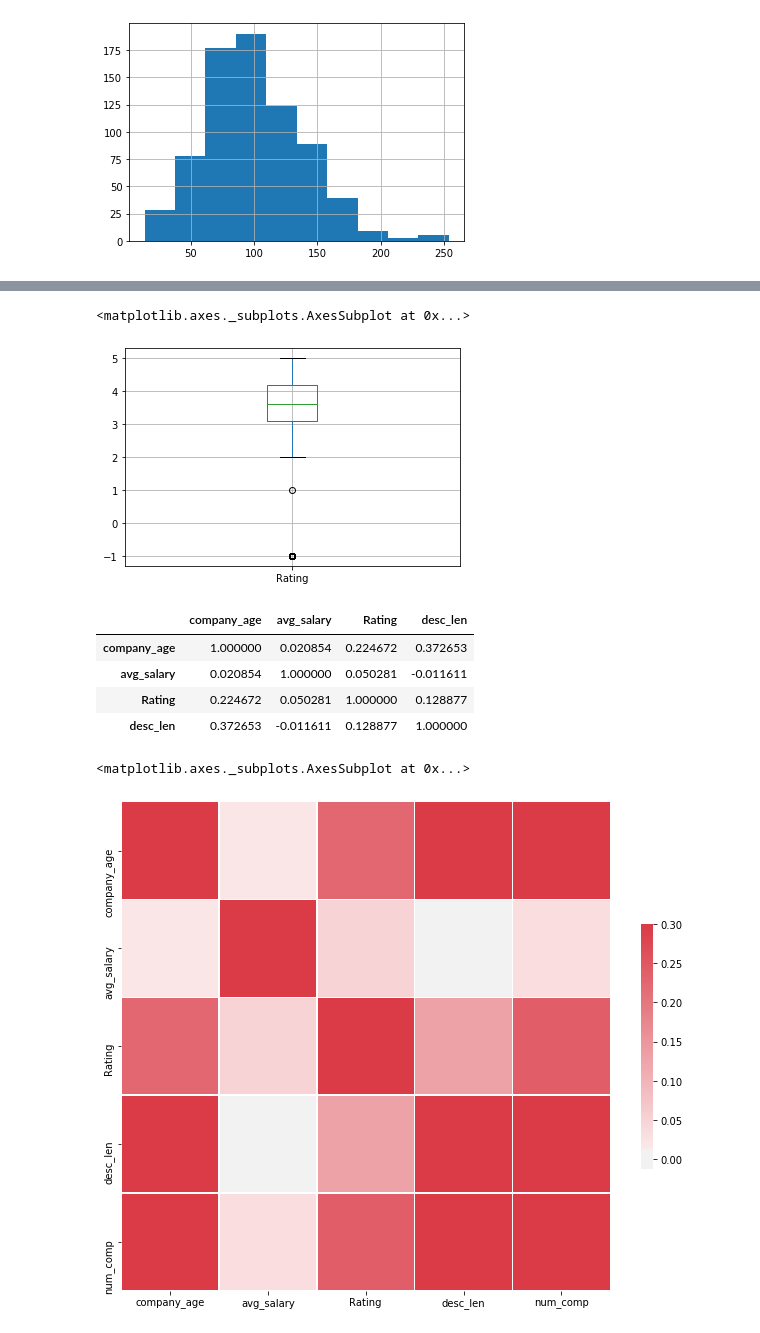
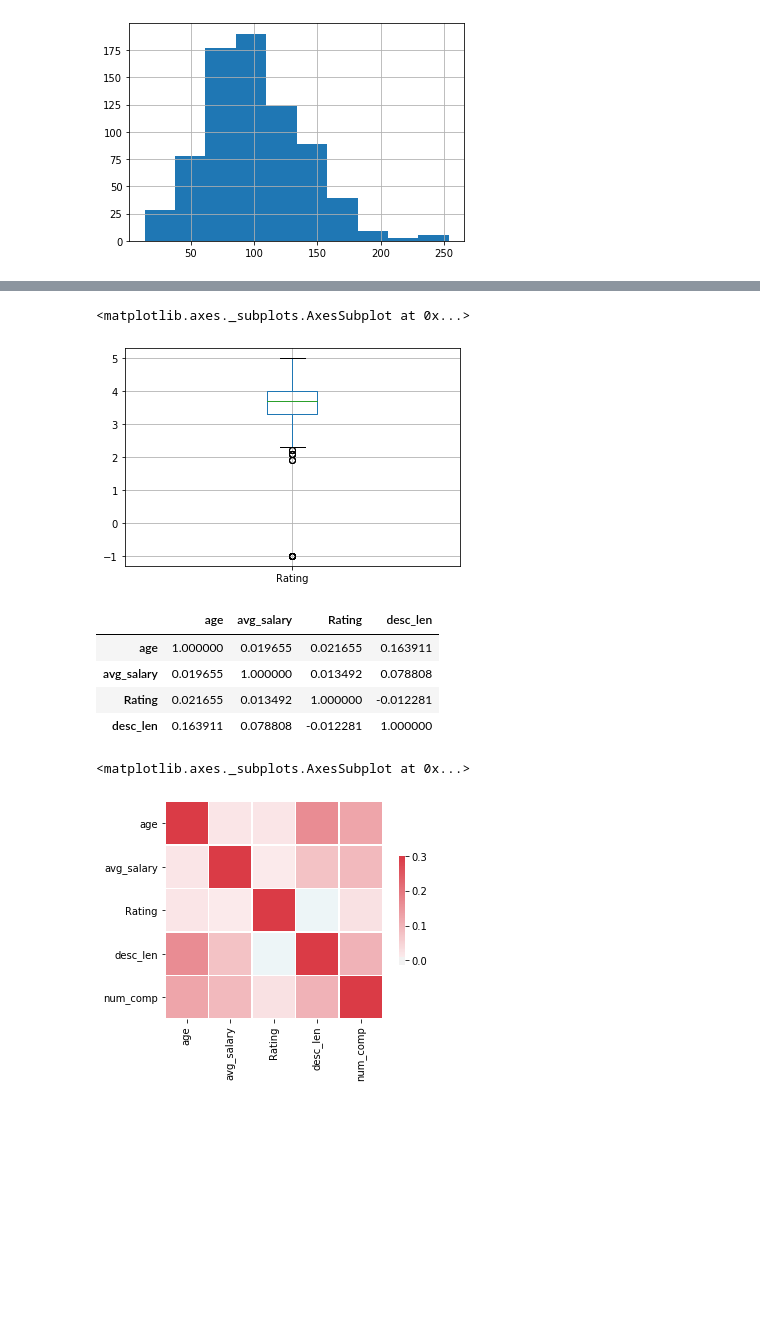
Before and after one commit to sandeepan1999/Salary-Project, a Jupyter notebook: Data_EDA.ipynb, the cells around one changed output, grey strips where cells are left out. Drawn from its saved outputs; the diff is of its cells as text; code cells hidden in the pictures; blank space fills up the shorter version.

```diff
--- a/Data_EDA.ipynb
+++ b/Data_EDA.ipynb
@@ -73 +77,5 @@ jr          1
 Name: seniority, dtype: int64
+# %%
+# Fix state Los Angeles
+df['job_state']= df.job_state.apply(lambda x: x.strip() if x.strip().lower() != 'los angeles' else 'CA')
+df.job_state.value_counts()
@@ -74,5 +100,5 @@ Name: seniority, dtype: int64
 # %%
 #Job description length
-df['desc_len'] = df['Job Description'].apply(lambda x: len(str(x)))
+df['desc_len'] = df['Job Description'].apply(lambda x: len(x))
 df['desc_len']
 # %% [output]
@@ -90,5 +116,4 @@ df['desc_len']
 Name: desc_len, Length: 742, dtype: int64
 # %%
 #Competitor count
-df['num_comp'] = df['Competitors'].apply(lambda x: len(x.split(','))if x !=-1 else 0)
-df['num_comp']
+df['num_comp'] = df['Competitors'].apply(lambda x: len(x.split(',')) if x != '-1' else 0)
@@ -107,0 +135,5 @@ Name: num_comp, Length: 742, dtype: int64
+# %%
+#hourly wage to annual
+
+df['min_salary'] = df.apply(lambda x: x.min_salary*2 if x.hourly ==1 else x.min_salary, axis =1)
+df['max_salary'] = df.apply(lambda x: x.max_salary*2 if x.hourly ==1 else x.max_salary, axis =1)
@@ -162,31 +214,24 @@ df.boxplot(column = ['company_age','avg_salary'])
 # %%
-df.boxplot(column= ['Rating'])
+df.boxplot(column = 'Rating')
 # %% [output]
 <matplotlib.axes._subplots.AxesSubplot at 0x...>
-[figure, old version]
+[figure, new version]
 # %%
-df[['company_age','avg_salary','Rating','desc_len']].corr()
+df[['age','avg_salary','Rating','desc_len']].corr()
 # %% [output]
-|  | company_age | avg_salary | Rating | desc_len |
-| company_age | 1.000000 | 0.020854 | 0.224672 | 0.372653 |
-| avg_salary | 0.020854 | 1.000000 | 0.050281 | -0.011611 |
-| Rating | 0.224672 | 0.050281 | 1.000000 | 0.128877 |
-| desc_len | 0.372653 | -0.011611 | 0.128877 | 1.000000 |
+|  | age | avg_salary | Rating | desc_len |
+| age | 1.000000 | 0.019655 | 0.021655 | 0.163911 |
+| avg_salary | 0.019655 | 1.000000 | 0.013492 | 0.078808 |
+| Rating | 0.021655 | 0.013492 | 1.000000 | -0.012281 |
+| desc_len | 0.163911 | 0.078808 | -0.012281 | 1.000000 |
 # %%
 #Corrplot
-
-# Set up the matplotlib figure
-f, ax = plt.subplots(figsize=(11, 9))
-
-# Generate a custom diverging colormap
 cmap = sns.diverging_palette(220, 10, as_cmap=True)
-
-# Draw the heatmap with the mask and correct aspect ratio
-sns.heatmap(df[['company_age','avg_salary','Rating','desc_len','num_comp']].corr(), cmap=cmap, vmax=.3, center=0,
+sns.heatmap(df[['age','avg_salary','Rating','desc_len','num_comp']].corr(),vmax=.3, center=0, cmap=cmap,
             square=True, linewidths=.5, cbar_kws={"shrink": .5})
 # %% [output]
 <matplotlib.axes._subplots.AxesSubplot at 0x...>
-[figure, old version]
+[figure, new version]
 # %%
 df.columns
 # %% [output]
```
Also changed, not shown: parts of 37 cells of this notebook, 6 other files.
